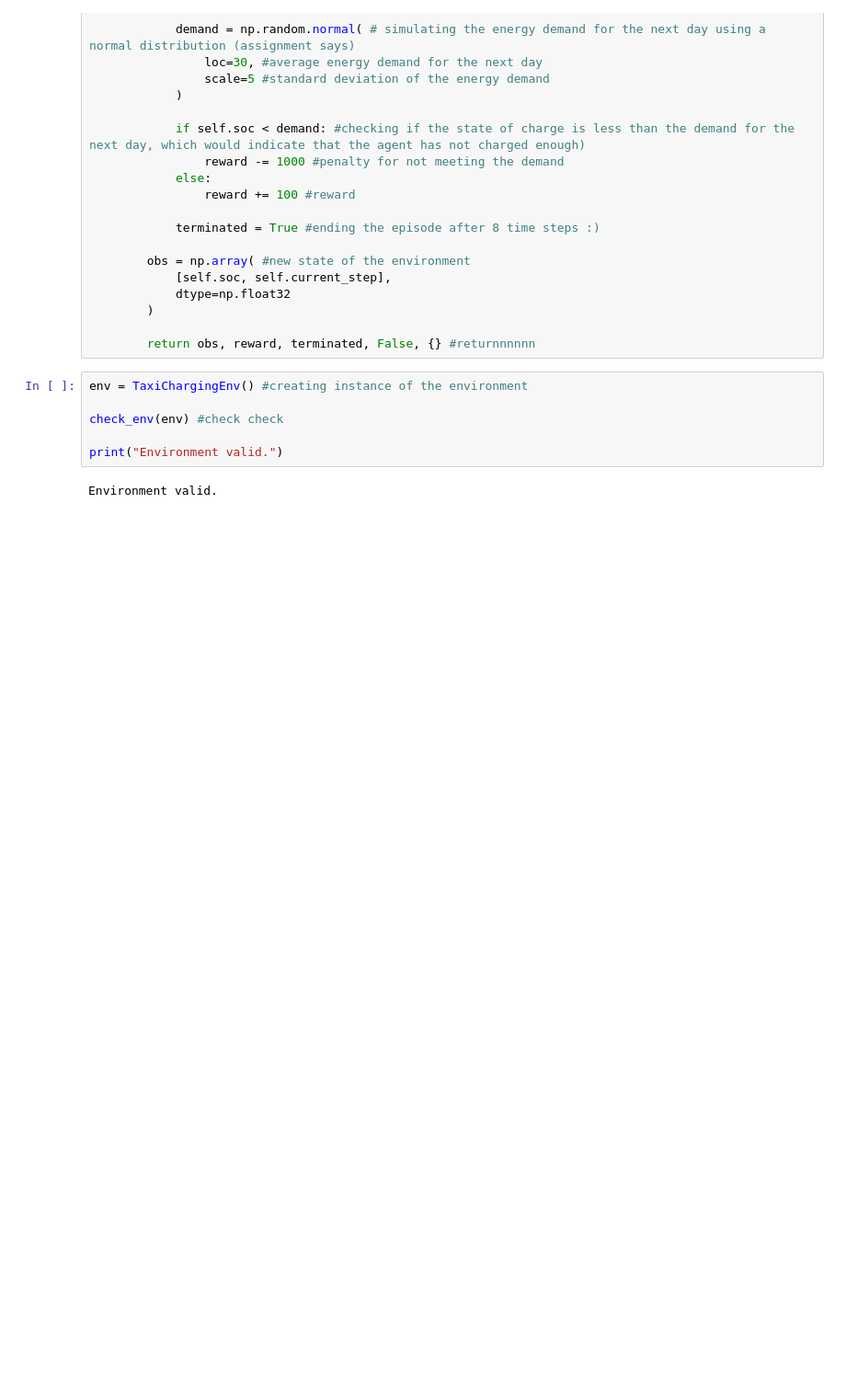
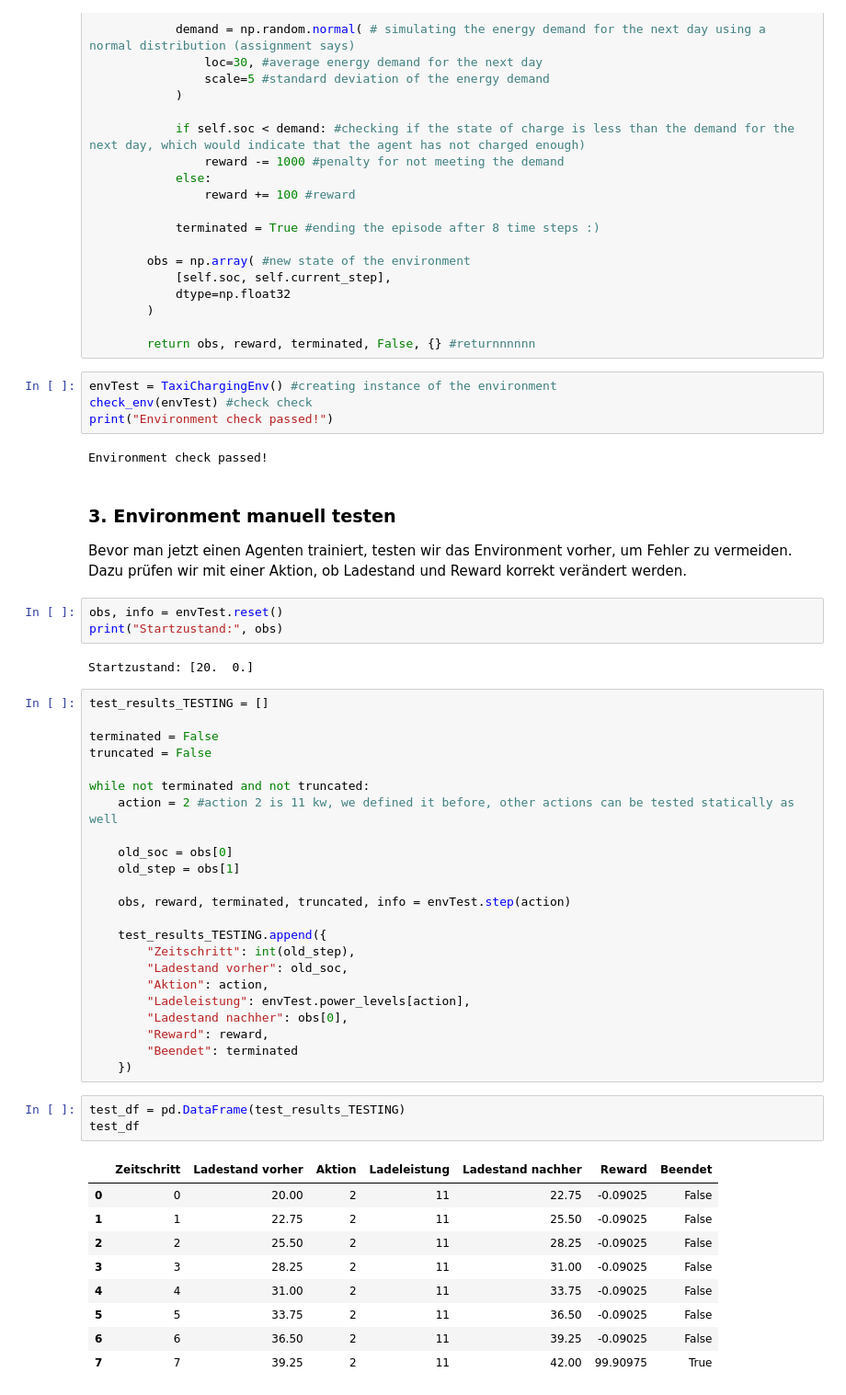
Before and after one commit to nbringew/AAA_Team_1, a Jupyter notebook: notebooks/04_reinforcement_learning.ipynb, the cells around one changed output. Shown at 92% size. Drawn from its saved outputs; the diff is of its cells as text; blank space fills up the shorter version.

```diff
--- a/notebooks/04_reinforcement_learning.ipynb
+++ b/notebooks/04_reinforcement_learning.ipynb
@@ -141,11 +178,54 @@ class TaxiChargingEnv(gym.Env):
 
         return obs, reward, terminated, False, {} #returnnnnnn
 # %%
-env = TaxiChargingEnv() #creating instance of the environment
-
-check_env(env) #check check
-
-print("Environment valid.")
+envTest = TaxiChargingEnv() #creating instance of the environment
+check_env(envTest) #check check
+print("Environment check passed!")
 # %% [output]
-Environment valid.
+Environment check passed!
+# %% [markdown]
+### 3. Environment manuell testen
+
+Bevor man jetzt einen Agenten trainiert, testen wir das Environment vorher, um Fehler zu vermeiden. Dazu prüfen wir mit einer Aktion, ob Ladestand und Reward korrekt verändert werden.
+# %%
+obs, info = envTest.reset()
+print("Startzustand:", obs)
+# %% [output]
+Startzustand: [20.  0.]
+# %%
+test_results_TESTING = []
+
+terminated = False
+truncated = False
+
+while not terminated and not truncated:
+    action = 2 #action 2 is 11 kw, we defined it before, other actions can be tested statically as well
+
+    old_soc = obs[0]
+    old_step = obs[1]
+
+    obs, reward, terminated, truncated, info = envTest.step(action)
+
+    test_results_TESTING.append({
+        "Zeitschritt": int(old_step),
+        "Ladestand vorher": old_soc,
+        "Aktion": action,
+        "Ladeleistung": envTest.power_levels[action],
+        "Ladestand nachher": obs[0],
+        "Reward": reward,
+        "Beendet": terminated
+    })
+# %%
+test_df = pd.DataFrame(test_results_TESTING)
+test_df
+# %% [output]
+|  | Zeitschritt | Ladestand vorher | Aktion | Ladeleistung | Ladestand nachher | Reward | Beendet |
+| 0 | 0 | 20.00 | 2 | 11 | 22.75 | -0.09025 | False |
+| 1 | 1 | 22.75 | 2 | 11 | 25.50 | -0.09025 | False |
+| 2 | 2 | 25.50 | 2 | 11 | 28.25 | -0.09025 | False |
+| 3 | 3 | 28.25 | 2 | 11 | 31.00 | -0.09025 | False |
+| 4 | 4 | 31.00 | 2 | 11 | 33.75 | -0.09025 | False |
+| 5 | 5 | 33.75 | 2 | 11 | 36.50 | -0.09025 | False |
+| 6 | 6 | 36.50 | 2 | 11 | 39.25 | -0.09025 | False |
+| 7 | 7 | 39.25 | 2 | 11 | 42.00 | 99.90975 | True |
 # %% [markdown]
```
Also changed, not shown: parts of 16 cells of this notebook, 1 other file.
